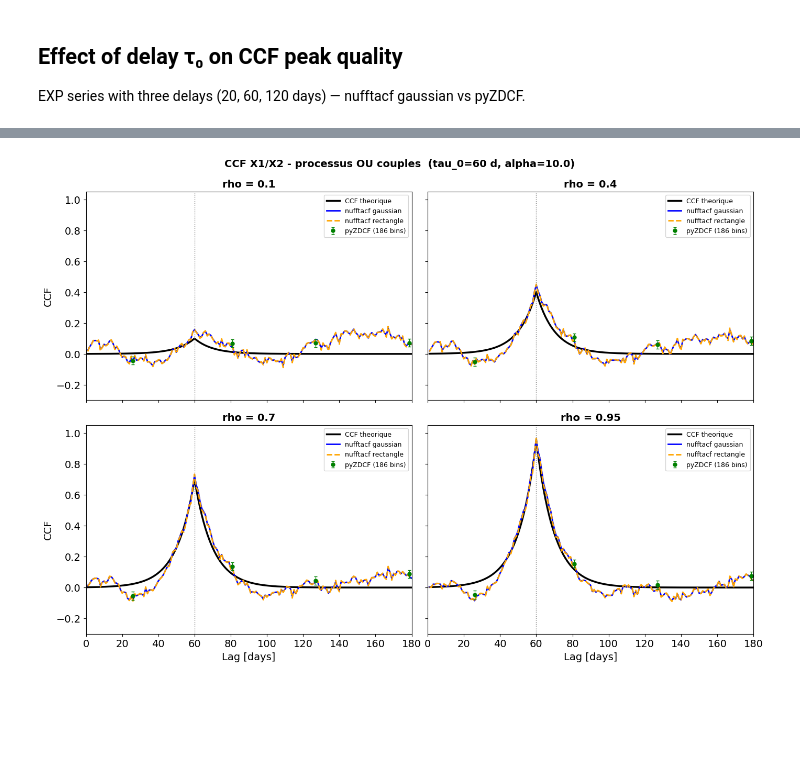
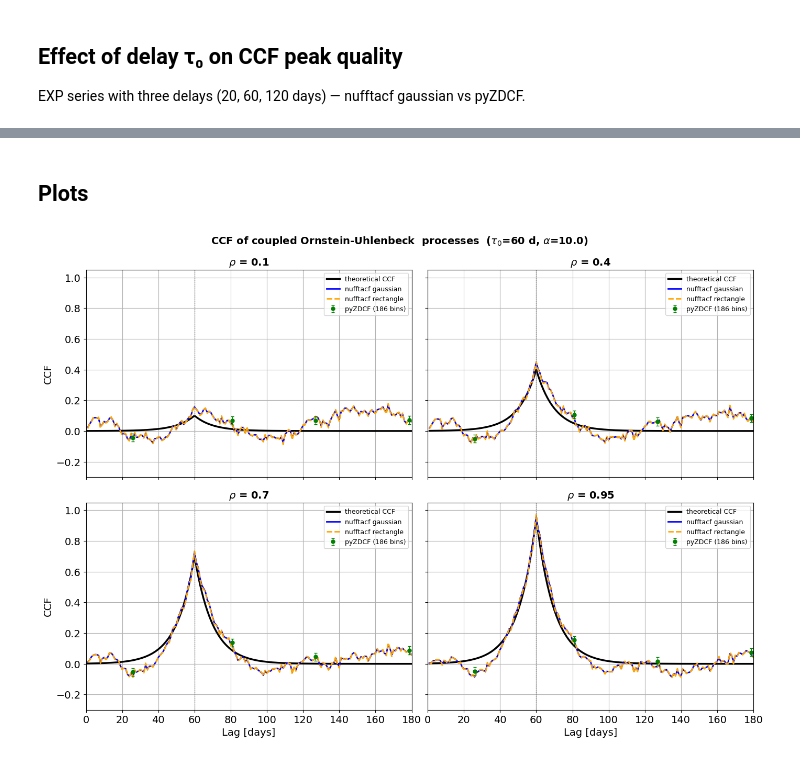
Before and after one commit to jecampagne/nufftacf, a Jupyter notebook: notebook/nufftacf_ccf_demo.ipynb, the cells around one changed output, grey strips where cells are left out. Saved outputs shown, nothing was run; the diff lists cells and outputs as text; code cells hidden in the pictures; blank space fills up the shorter version.

```diff
--- a/notebook/nufftacf_ccf_demo.ipynb
+++ b/notebook/nufftacf_ccf_demo.ipynb
@@ -195,7 +203,7 @@ for name, val_full in [("SIN", sin_full), ("EXP", exp_full)]:
 # %%
 def plot_ccf_comparison(name, res, tau_0, lags):
     fig, axes = plt.subplots(1, 2, figsize=(16, 5), sharey=True)
-    fig.suptitle(f"{name} series  (tau_0={tau_0} d)", fontsize=13)
+    fig.suptitle(fr"{name} series  ($\tau_0$={tau_0} d)", fontsize=13)
 
     z     = res["zdcf"]
     tau_z = z["tau"].to_numpy()
@@ -401,37 +411,41 @@ for rho in rhos:
+# %% [markdown]
+## Plots
 # %%
 def plot_xy_case(results_xy, rhos, lags, tau_0, alpha):
     fig, axes = plt.subplots(2, 2, figsize=(14, 10), sharex=True, sharey=True)
-    fig.suptitle(f"CCF X1/X2 - coupled OU processes  (tau_0={tau_0} d, alpha={alpha})", fontsize=14)
+    fig.suptitle(fr"CCF of coupled Ornstein-Uhlenbeck  processes  ($\tau_0$={tau_0} d, $\alpha$={alpha})", fontsize=14)
 
     for ax, rho in zip(axes.flat, rhos):
         res = results_xy[rho]
         z     = res["zdcf"]
         tau_z = z["tau"].to_numpy()
         dcf_z = z["dcf"].to_numpy()
         elo   = z["-err(dcf)"].to_numpy()
         ehi   = z["+err(dcf)"].to_numpy()
 
         ax.plot(lags, res["truth"], color="black", lw=2.5, label="theoretical CCF")
         ax.plot(lags, res["c_gn"], color="blue", lw=2, label="nufftacf gaussian")
         ax.plot(lags, res["c_rn"], color="orange", lw=2, ls="--", label="nufftacf rectangle")
         ax.errorbar(tau_z, dcf_z, yerr=[elo, ehi],
                     fmt="o", ms=5, color="green", elinewidth=0.8, capsize=2,
                     label=f"pyZDCF ({len(z)} bins)", zorder=2)
 
         ax.axvline(tau_0, color="gray", lw=1, ls=":")
-        ax.set_title(f"rho = {rho}")
+        ax.set_title(fr"$\rho$ = {rho}")
         ax.set_xlim(0, lags.max())
         ax.set_ylim(-0.3, 1.05)
         ax.legend(fontsize=9)
 
     for ax in axes[:, 0]:
         ax.set_ylabel("CCF")
     for ax in axes[-1, :]:
         ax.set_xlabel("Lag [days]")
+    for ax in axes.ravel():
+        ax.grid()
 
     plt.tight_layout()
     plt.show()
 
 plot_xy_case(results_xy, rhos, lags_xy, tau_0_xy, alpha_xy)
 # %% [output]
-[figure, old version]
+[figure, new version]
```
Also changed, not shown: parts of 10 cells of this notebook.
